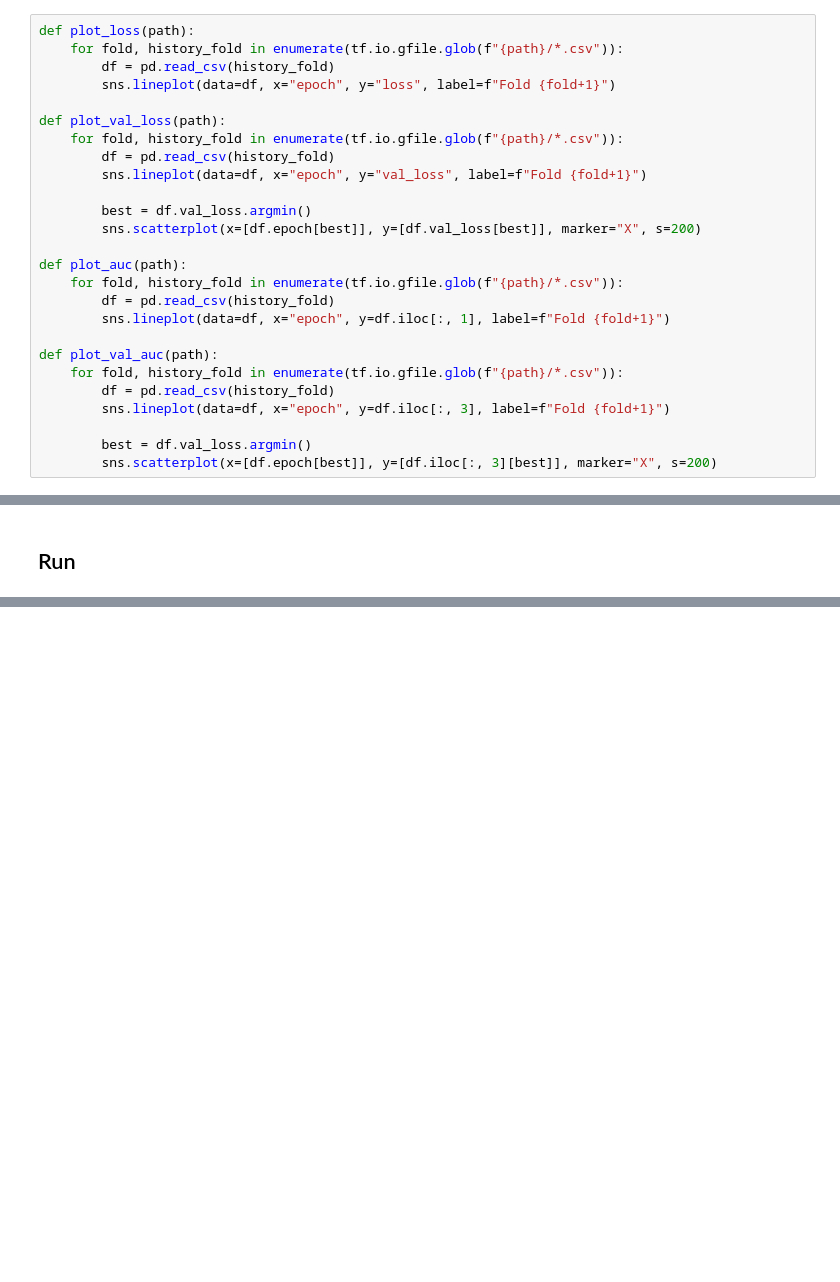
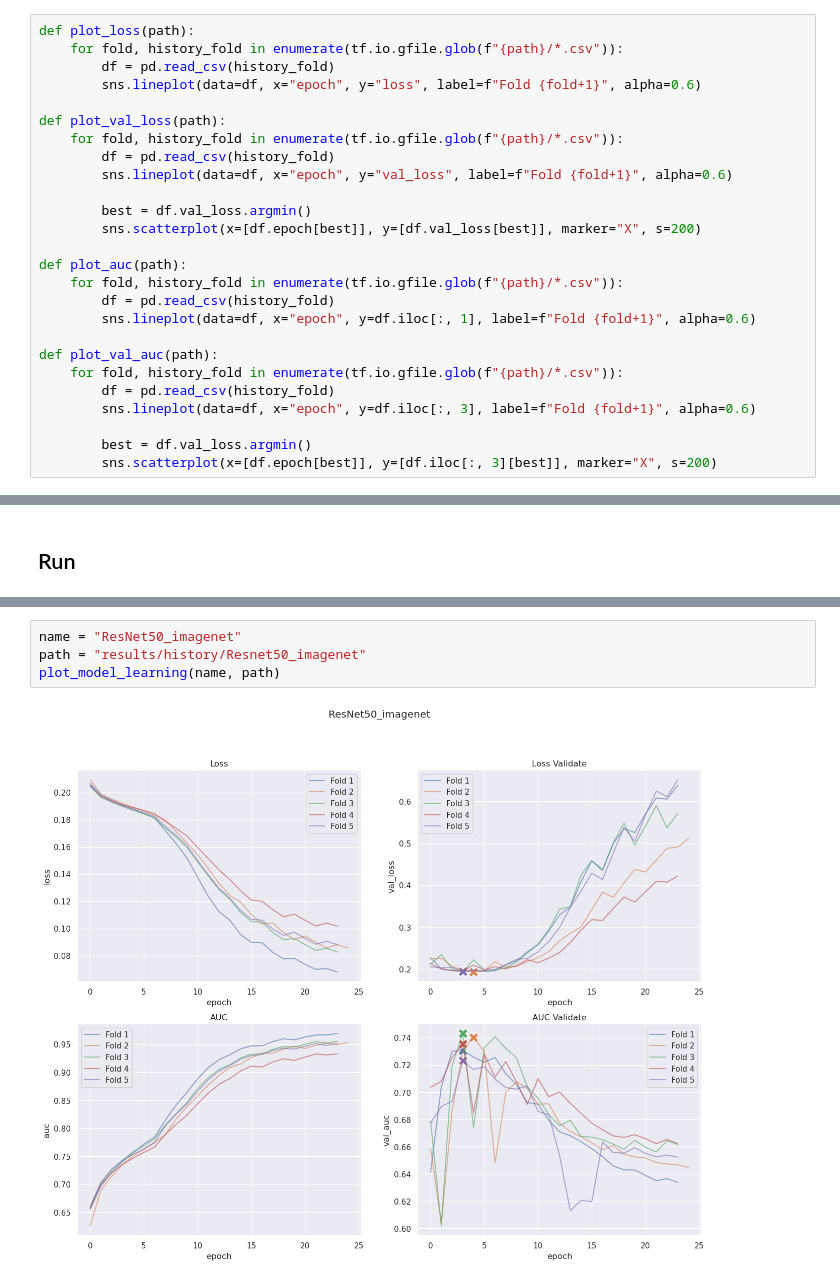
Before and after one commit to chonsawat/ChestXray-14, a Jupyter notebook: Graph models.ipynb, the cells around one changed output, grey strips where cells are left out. Cells and saved outputs as stored; diff of their text form; blank space fills up the shorter version.

Commit message:
result

```diff
--- a/Graph models.ipynb
+++ b/Graph models.ipynb
@@ -25,12 +25,12 @@ sns.scatterplot(x=[df.epoch[best]], y=[df.loss[best]], marker="X", s=200)
 def plot_loss(path):
     for fold, history_fold in enumerate(tf.io.gfile.glob(f"{path}/*.csv")):
         df = pd.read_csv(history_fold)
-        sns.lineplot(data=df, x="epoch", y="loss", label=f"Fold {fold+1}")
+        sns.lineplot(data=df, x="epoch", y="loss", label=f"Fold {fold+1}", alpha=0.6)
 
 def plot_val_loss(path):
     for fold, history_fold in enumerate(tf.io.gfile.glob(f"{path}/*.csv")):
         df = pd.read_csv(history_fold)
-        sns.lineplot(data=df, x="epoch", y="val_loss", label=f"Fold {fold+1}")
+        sns.lineplot(data=df, x="epoch", y="val_loss", label=f"Fold {fold+1}", alpha=0.6)
 
         best = df.val_loss.argmin()
         sns.scatterplot(x=[df.epoch[best]], y=[df.val_loss[best]], marker="X", s=200)
@@ -38,12 +38,12 @@ def plot_val_loss(path):
 def plot_auc(path):
     for fold, history_fold in enumerate(tf.io.gfile.glob(f"{path}/*.csv")):
         df = pd.read_csv(history_fold)
-        sns.lineplot(data=df, x="epoch", y=df.iloc[:, 1], label=f"Fold {fold+1}")
+        sns.lineplot(data=df, x="epoch", y=df.iloc[:, 1], label=f"Fold {fold+1}", alpha=0.6)
 
 def plot_val_auc(path):
     for fold, history_fold in enumerate(tf.io.gfile.glob(f"{path}/*.csv")):
         df = pd.read_csv(history_fold)
-        sns.lineplot(data=df, x="epoch", y=df.iloc[:, 3], label=f"Fold {fold+1}")
+        sns.lineplot(data=df, x="epoch", y=df.iloc[:, 3], label=f"Fold {fold+1}", alpha=0.6)
 
         best = df.val_loss.argmin()
         sns.scatterplot(x=[df.epoch[best]], y=[df.iloc[:, 3][best]], marker="X", s=200)
@@ -93,0 +94,6 @@ plot_model_learning(name, path)
+# %%
+name = "ResNet50_imagenet"
+path = "results/history/Resnet50_imagenet"
+plot_model_learning(name, path)
+# %% [output]
+[figure, added]
```
Also changed, not shown: parts of 5 cells of this notebook, 14 other files.
